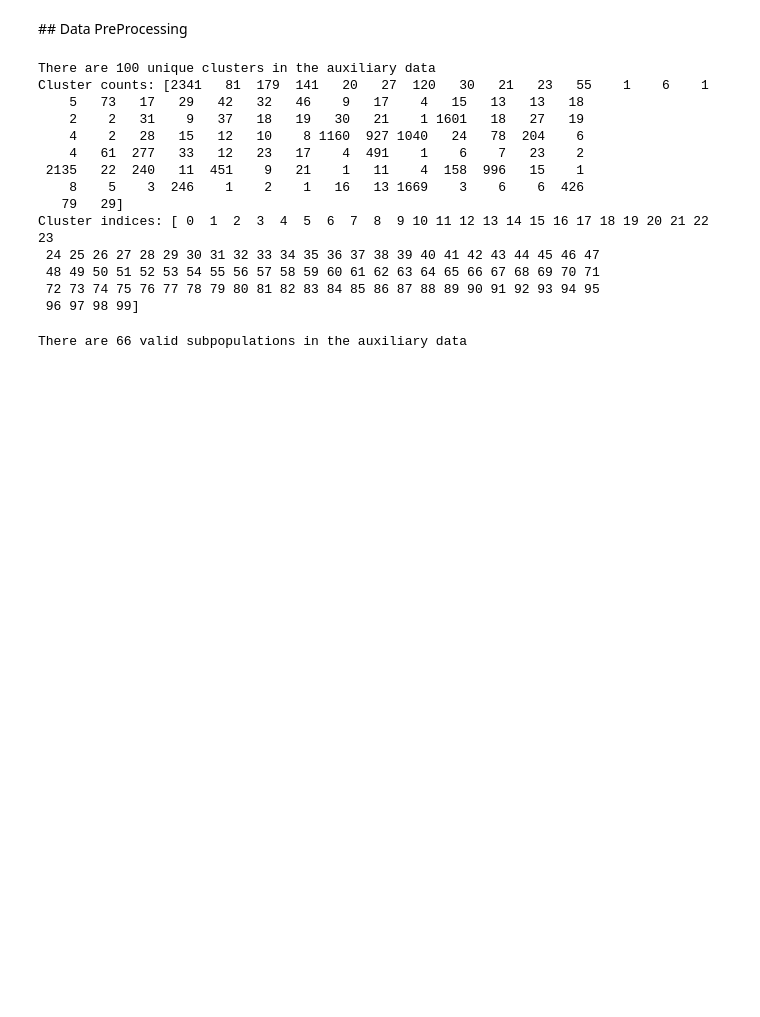
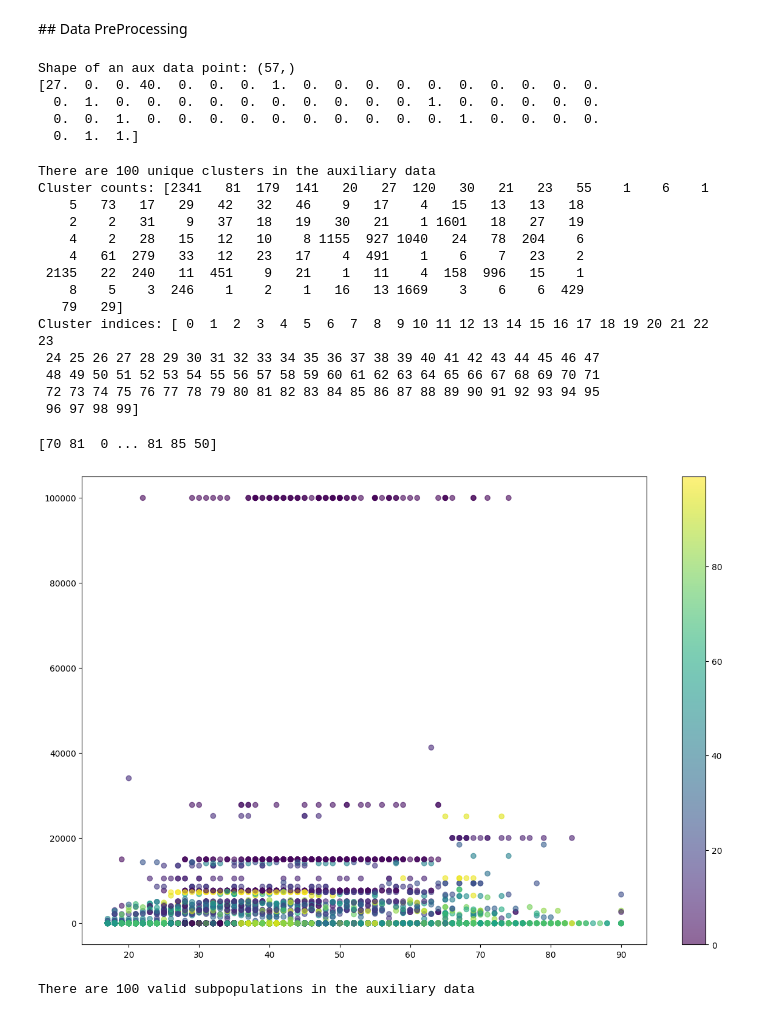
Before and after one commit to FelixHoare/MLAttackTestSuite, a Jupyter notebook: uci_adult_attack.ipynb, the cells around one changed output. Saved outputs shown, nothing was run; the diff lists cells and outputs as text; code cells hidden in the pictures; blank space fills up the shorter version.

Commit message:
Update UCI attacks, working on clustering

```diff
--- a/uci_adult_attack.ipynb
+++ b/uci_adult_attack.ipynb
@@ -492,6 +506,9 @@ print(poisoned_nn_model_test_accuracy)
 # %% [markdown]
 ## Data PreProcessing
 # %%
+print(f'Shape of an aux data point: {x_aux[0].shape}')
+print(x_aux[0])
+
 np.random.seed(0)
 
 kmeans = cluster.KMeans(n_clusters=100)
@@ -505,28 +522,56 @@ cluster_indices, cluster_counts = np.unique(kmeans.labels_, return_counts=True)
 print(f'There are {len(cluster_indices)} unique clusters in the auxiliary data')
 print(f'Cluster counts: {cluster_counts}')
 print(f'Cluster indices: {cluster_indices}')
+
+# Investigate the subpopulations and the analysis - what do the subpopulations mean, find the right metrics. Look at how broad they are, do they affect the rest of the model too much?
+# Measures of variance within the clusters
+# Distances across clusters
+# intra-class and inter-clas variance
+# standard clustering quality metrics
+# try and visualise the clusters
+# think about presenting the results, and what the reader wants to get out of the results
+# importand takeaways
 # %% [output]
-There are 100 unique clusters in the auxiliary data
-Cluster counts: [2341   81  179  141   20   27  120   30   21   23   55    1    6    1
-    5   73   17   29   42   32   46    9   17    4   15   13   13   18
-    2    2   31    9   37   18   19   30   21    1 1601   18   27   19
-    4    2   28   15   12   10    8 1160  927 1040   24   78  204    6
-    4   61  277   33   12   23   17    4  491    1    6    7   23    2
- 2135   22  240   11  451    9   21    1   11    4  158  996   15    1
-    8    5    3  246    1    2    1   16   13 1669    3    6    6  426
-   79   29]
-Cluster indices: [ 0  1  2  3  4  5  6  7  8  9 10 11 12 13 14 15 16 17 18 19 20 21 22 23
- 24 25 26 27 28 29 30 31 32 33 34 35 36 37 38 39 40 41 42 43 44 45 46 47
- 48 49 50 51 52 53 54 55 56 57 58 59 60 61 62 63 64 65 66 67 68 69 70 71
- 72 73 74 75 76 77 78 79 80 81 82 83 84 85 86 87 88 89 90 91 92 93 94 95
- 96 97 98 99]
+Shape of an aux data point: (57,)
+[27.  0.  0. 40.  0.  0.  0.  1.  0.  0.  0.  0.  0.  0.  0.  0.  0.  0.
+  0.  1.  0.  0.  0.  0.  0.  0.  0.  0.  0.  0.  1.  0.  0.  0.  0.  0.
+  0.  0.  1.  0.  0.  0.  0.  0.  0.  0.  0.  0.  0.  1.  0.  0.  0.  0.
+  0.  1.  1.]
+There are 100 unique clusters in the auxiliary data
+Cluster counts: [2341   81  179  141   20   27  120   30   21   23   55    1    6    1
+    5   73   17   29   42   32   46    9   17    4   15   13   13   18
+    2    2   31    9   37   18   19   30   21    1 1601   18   27   19
+    4    2   28   15   12   10    8 1155  927 1040   24   78  204    6
+    4   61  279   33   12   23   17    4  491    1    6    7   23    2
+ 2135   22  240   11  451    9   21    1   11    4  158  996   15    1
+    8    5    3  246    1    2    1   16   13 1669    3    6    6  429
+   79   29]
+Cluster indices: [ 0  1  2  3  4  5  6  7  8  9 10 11 12 13 14 15 16 17 18 19 20 21 22 23
+ 24 25 26 27 28 29 30 31 32 33 34 35 36 37 38 39 40 41 42 43 44 45 46 47
+ 48 49 50 51 52 53 54 55 56 57 58 59 60 61 62 63 64 65 66 67 68 69 70 71
+ 72 73 74 75 76 77 78 79 80 81 82 83 84 85 86 87 88 89 90 91 92 93 94 95
+ 96 97 98 99]
+# %%
+print(test_km)
+# %% [output]
+[70 81  0 ... 81 85 50]
+# %%
+labels = kmeans.labels_
+plt.figure(figsize=(15, 10))
+scatter = plt.scatter(x_aux[:, 0], x_aux[:, 1], c=labels, cmap='viridis', marker='o', alpha=0.6)
+plt.colorbar(scatter)
+plt.show()
+# %% [output]
+[figure, added]
 # %%
-k_valid_subpopulations = [(subpop, count) for subpop, count in zip(cluster_indices, cluster_counts) if 10 < count]
+#k_valid_subpopulations = [(subpop, count) for subpop, count in zip(cluster_indices, cluster_counts) if 10 < count]
+
+k_valid_subpopulations = [(subpop, count) for subpop, count in zip(cluster_indices, cluster_counts)]
 print(f'There are {len(k_valid_subpopulations)} valid subpopulations in the auxiliary data')
 
-k_nn_data = np.zeros((len(k_valid_subpopulations), 5, len(poison_rates)))
+k_nn_data = np.zeros((len(k_valid_subpopulations), 6, len(poison_rates)))
 # %% [output]
-There are 66 valid subpopulations in the auxiliary data
+There are 100 valid subpopulations in the auxiliary data
 # %%
 klusters = []
 
```
Also changed, not shown: parts of 6 cells of this notebook, 1 other file.
